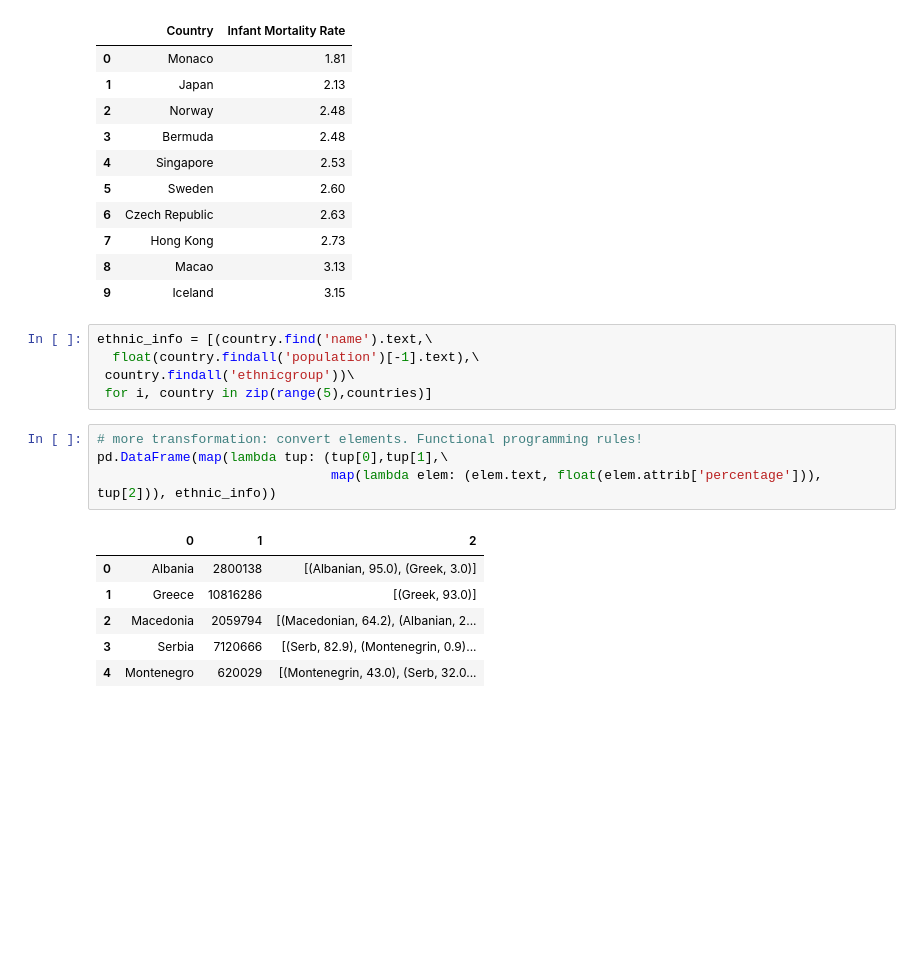
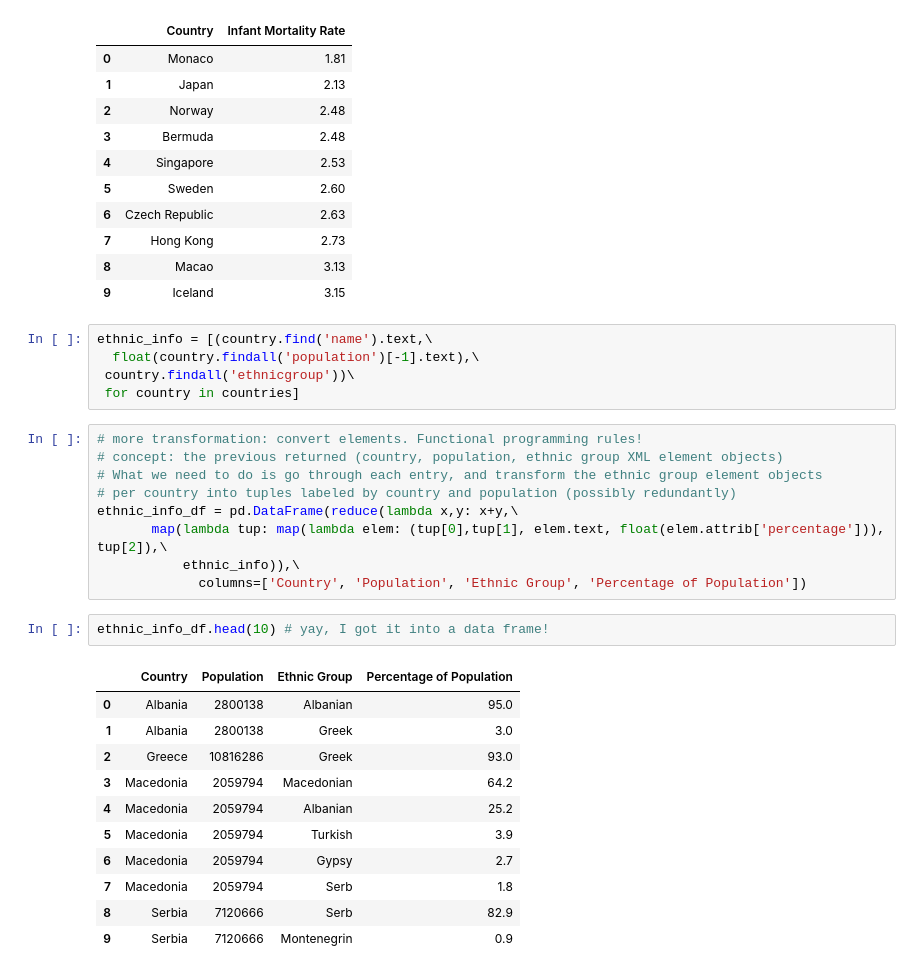
Before and after one commit to ch0ndawg/springboard, a Jupyter notebook: data_wrangling_xml/sliderule_dsi_xml_exercise.ipynb, the cells around one changed output. Saved outputs shown, nothing was run; the diff lists cells and outputs as text; blank space fills up the shorter version.

Commit message:
That took some wrangling. I got it into pandas and used groupbys

```diff
--- a/data_wrangling_xml/sliderule_dsi_xml_exercise.ipynb
+++ b/data_wrangling_xml/sliderule_dsi_xml_exercise.ipynb
@@ -169,15 +169,27 @@ i_mortality_df.head(10)
 ethnic_info = [(country.find('name').text,\
   float(country.findall('population')[-1].text),\
  country.findall('ethnicgroup'))\
- for i, country in zip(range(5),countries)]
+ for country in countries]
 # %%
 # more transformation: convert elements. Functional programming rules!
-pd.DataFrame(map(lambda tup: (tup[0],tup[1],\
-                              map(lambda elem: (elem.text, float(elem.attrib['percentage'])), tup[2])), ethnic_info))
+# concept: the previous returned (country, population, ethnic group XML element objects)
+# What we need to do is go through each entry, and transform the ethnic group element objects
+# per country into tuples labeled by country and population (possibly redundantly)
+ethnic_info_df = pd.DataFrame(reduce(lambda x,y: x+y,\
+       map(lambda tup: map(lambda elem: (tup[0],tup[1], elem.text, float(elem.attrib['percentage'])), tup[2]),\
+           ethnic_info)),\
+             columns=['Country', 'Population', 'Ethnic Group', 'Percentage of Population'])
-# %% [output]
-|  | 0 | 1 | 2 |
-| 0 | Albania | 2800138 | [(Albanian, 95.0), (Greek, 3.0)] |
-| 1 | Greece | 10816286 | [(Greek, 93.0)] |
-| 2 | Macedonia | 2059794 | [(Macedonian, 64.2), (Albanian, 2... |
-| 3 | Serbia | 7120666 | [(Serb, 82.9), (Montenegrin, 0.9)... |
-| 4 | Montenegro | 620029 | [(Montenegrin, 43.0), (Serb, 32.0... |
+# %%
+ethnic_info_df.head(10) # yay, I got it into a data frame!
+# %% [output]
+|  | Country | Population | Ethnic Group | Percentage of Population |
+| 0 | Albania | 2800138 | Albanian | 95.0 |
+| 1 | Albania | 2800138 | Greek | 3.0 |
+| 2 | Greece | 10816286 | Greek | 93.0 |
+| 3 | Macedonia | 2059794 | Macedonian | 64.2 |
+| 4 | Macedonia | 2059794 | Albanian | 25.2 |
+| 5 | Macedonia | 2059794 | Turkish | 3.9 |
+| 6 | Macedonia | 2059794 | Gypsy | 2.7 |
+| 7 | Macedonia | 2059794 | Serb | 1.8 |
+| 8 | Serbia | 7120666 | Serb | 82.9 |
+| 9 | Serbia | 7120666 | Montenegrin | 0.9 |
```
Also changed, not shown: parts of 4 cells of this notebook.
